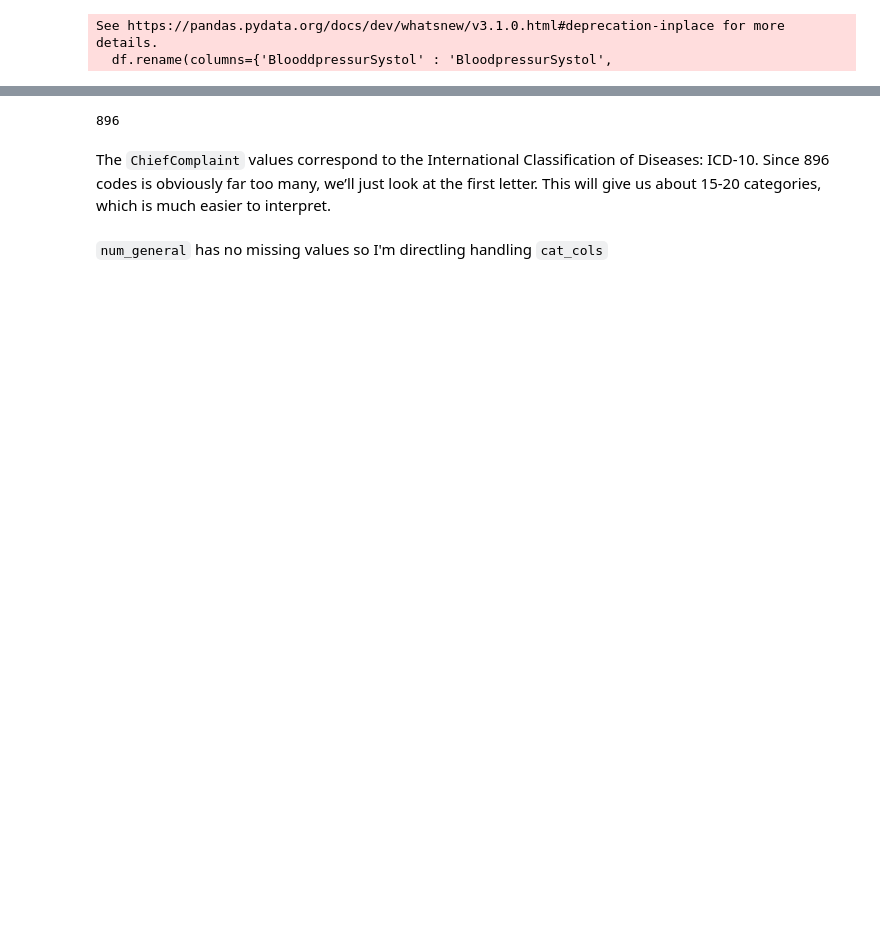
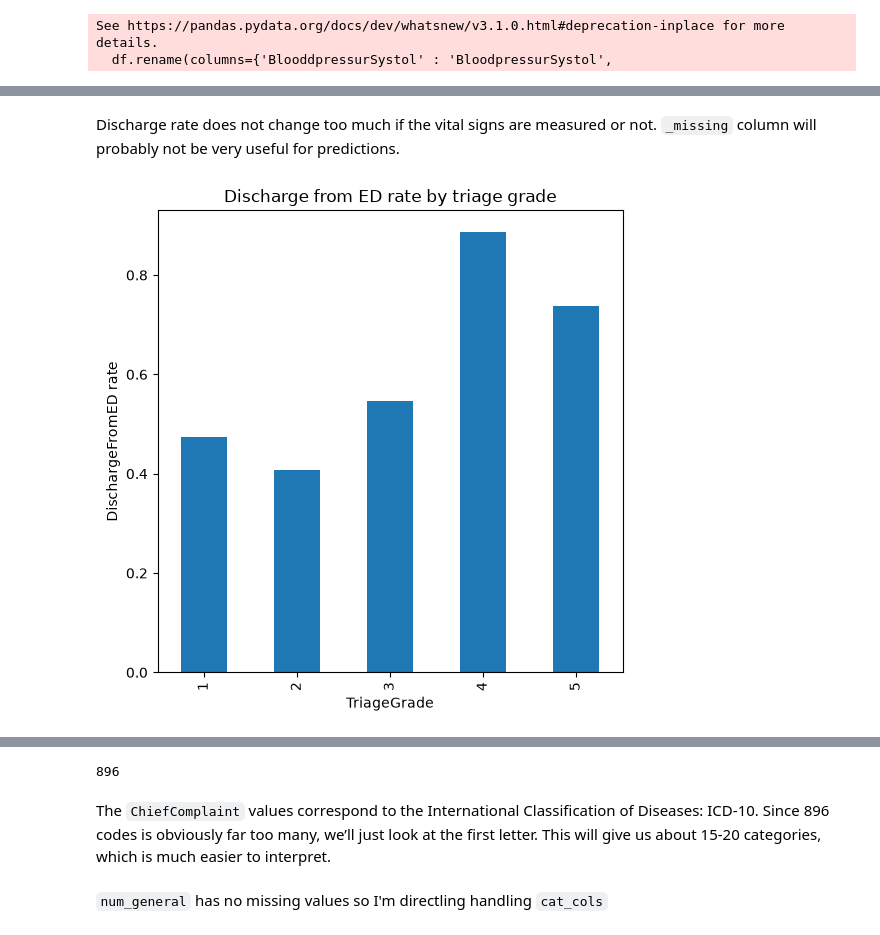
Before and after one commit to asdrz/ER-predicting-length-of-stay, a Jupyter notebook: main.ipynb, the cells around one changed output, grey strips where cells are left out. Drawn from its saved outputs; the diff is of its cells as text; code cells hidden in the pictures; blank space fills up the shorter version.

```diff
--- a/main.ipynb
+++ b/main.ipynb
@@ -135,0 +179,12 @@ df['gender'] = df['gender'].astype(int)
+# %% [markdown]
+Discharge rate does not change too much if the vital signs are measured or not. ``_missing`` column will probably not be very useful for predictions.
+# %%
+plt.figure(figsize=(6, 6))
+
+df.groupby("TriageGrade")["DischargeFromED"].mean().plot.bar()
+
+plt.ylabel("DischargeFromED rate")
+plt.title('Discharge from ED rate by triage grade')
+plt.show()
+# %% [output]
+[figure, added]
```
Also changed, not shown: parts of 21 cells of this notebook.
